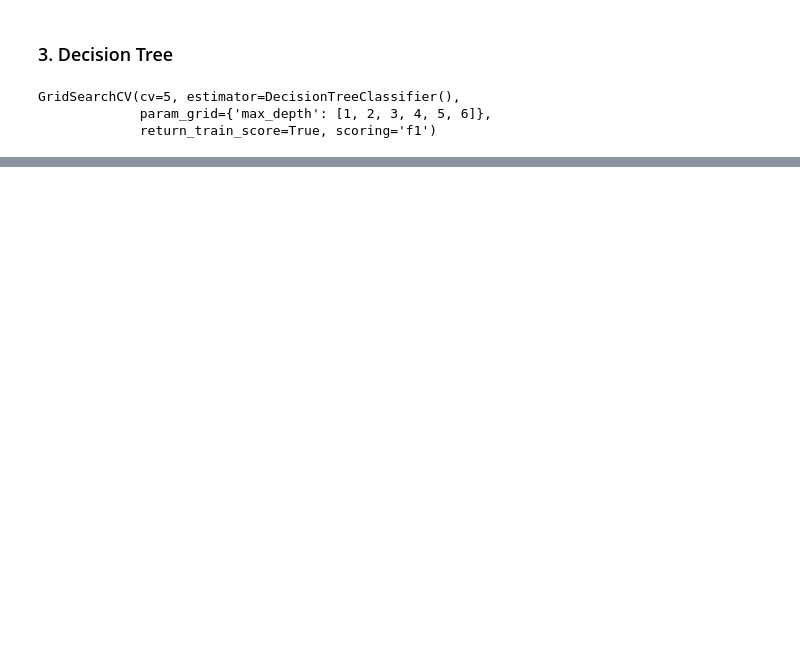
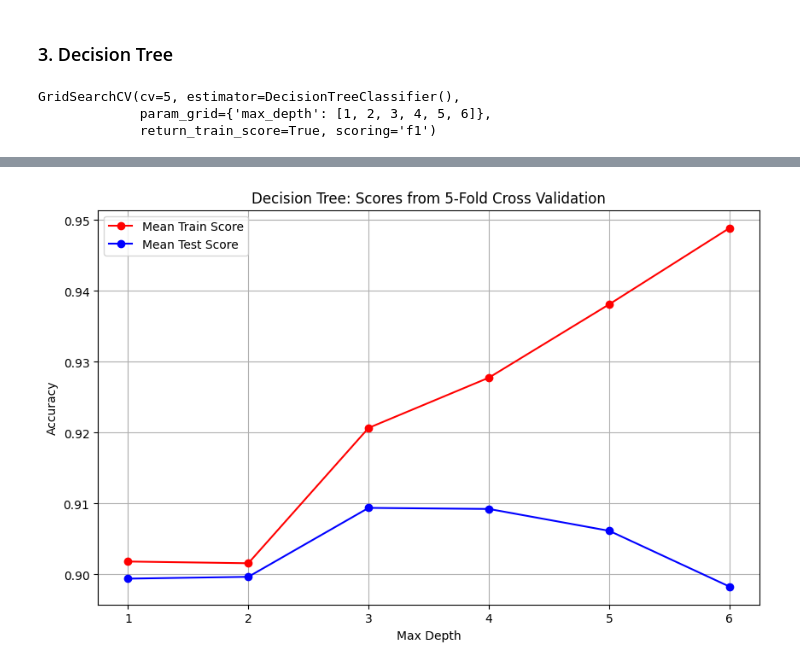
Before and after one commit to Lakuna/CS-412-Final-Project, a Jupyter notebook: Classification.ipynb, the cells around one changed output, grey strips where cells are left out. Cells and saved outputs as stored; diff of their text form; code cells hidden in the pictures; blank space fills up the shorter version.

```diff
--- a/Classification.ipynb
+++ b/Classification.ipynb
@@ -241,6 +278,18 @@ grid_tree.best_params_
 # %%
 y_dtree_predict_train = grid_tree.predict(X_train)
 y_dtree_predict = grid_tree.predict(X_test)
+# %%
+plt.figure(figsize=(10, 6))
+plt.plot(grid_tree.cv_results_['param_max_depth'], grid_tree.cv_results_['mean_train_score'], c='r', label='Mean Train Score', marker='o', linestyle='-')
+plt.plot(grid_tree.cv_results_['param_max_depth'], grid_tree.cv_results_['mean_test_score'], c='b', label='Mean Test Score', marker='o', linestyle='-')
+plt.xlabel('Max Depth')
+plt.ylabel('Accuracy')
+plt.title('Decision Tree: Scores from 5-Fold Cross Validation')
+plt.legend()
+plt.grid(True)
+plt.show()
+# %% [output]
+[figure, added]
 # %%
 report_table = report_table + [['Decision Tree', 'max_depth = 4', grid_tree.score(X_train, y_train), grid_tree.score(X_test, y_test), f1_score(y_dtree_predict_train, y_train), f1_score(y_dtree_predict, y_test)]]
 # %%
```
Also changed, not shown: parts of 16 cells of this notebook.
